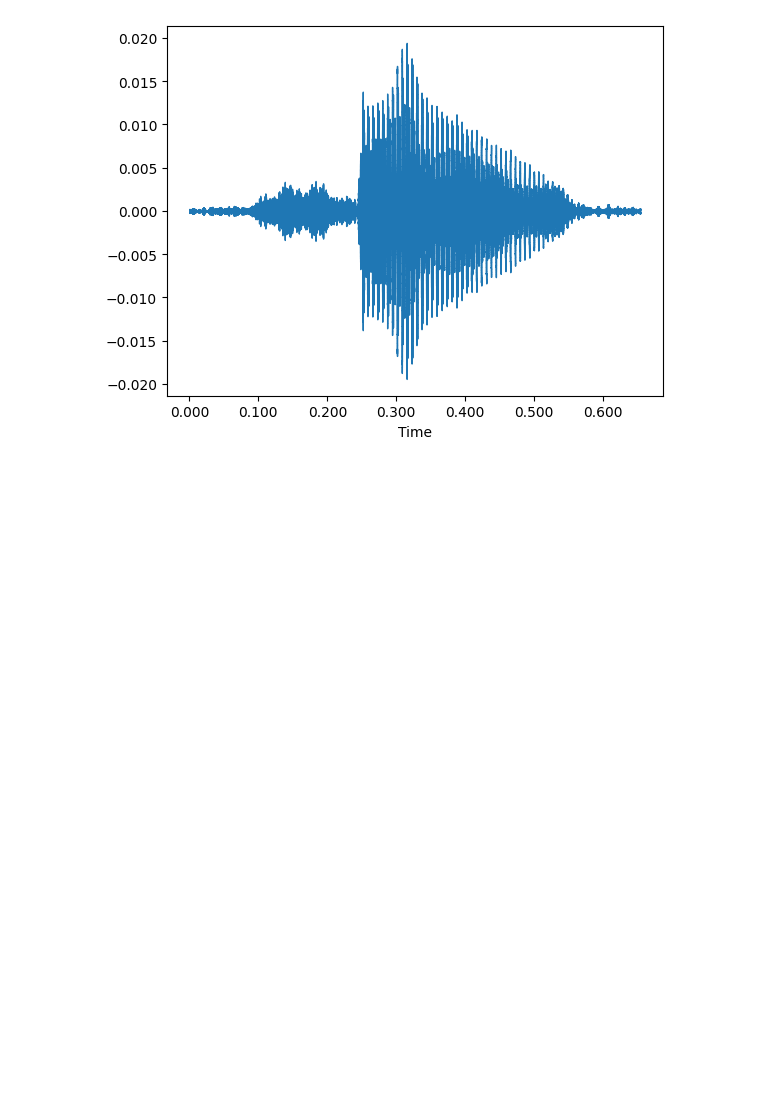
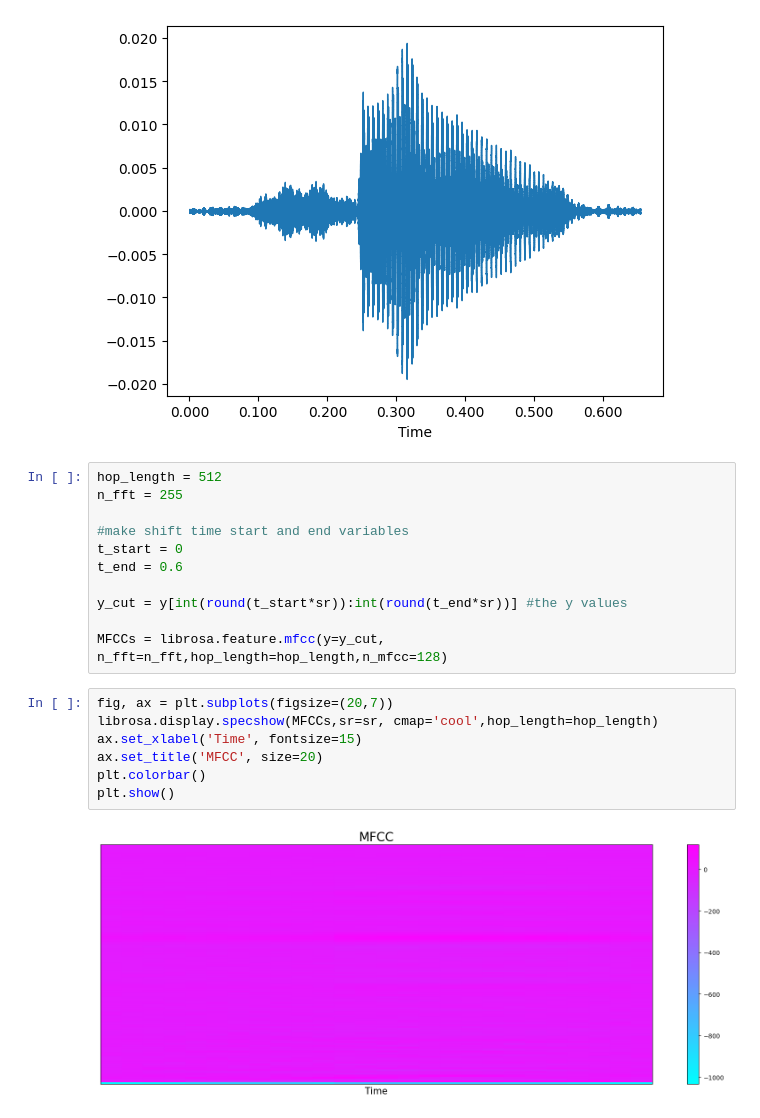
Before and after one commit to mrrkdas/Audio-Classification-with-RNN, a Jupyter notebook: getting-to-know-the-audio.ipynb, the cells around one changed output. Drawn from its saved outputs; the diff is of its cells as text; blank space fills up the shorter version.

Commit message:
added mcff graph

```diff
--- a/getting-to-know-the-audio.ipynb
+++ b/getting-to-know-the-audio.ipynb
@@ -58,3 +58,23 @@ librosa.display.waveshow(y, sr = sr)
 # %% [output]
 <librosa.display.AdaptiveWaveplot at 0x...>
 [figure]
+# %%
+hop_length = 512
+n_fft = 255
+
+#make shift time start and end variables
+t_start = 0
+t_end = 0.6
+
+y_cut = y[int(round(t_start*sr)):int(round(t_end*sr))] #the y values
+
+MFCCs = librosa.feature.mfcc(y=y_cut, n_fft=n_fft,hop_length=hop_length,n_mfcc=128)
+# %%
+fig, ax = plt.subplots(figsize=(20,7))
+librosa.display.specshow(MFCCs,sr=sr, cmap='cool',hop_length=hop_length)
+ax.set_xlabel('Time', fontsize=15)
+ax.set_title('MFCC', size=20)
+plt.colorbar()
+plt.show()
+# %% [output]
+[figure, added]
```
Also changed, not shown: parts of 1 cell of this notebook.
